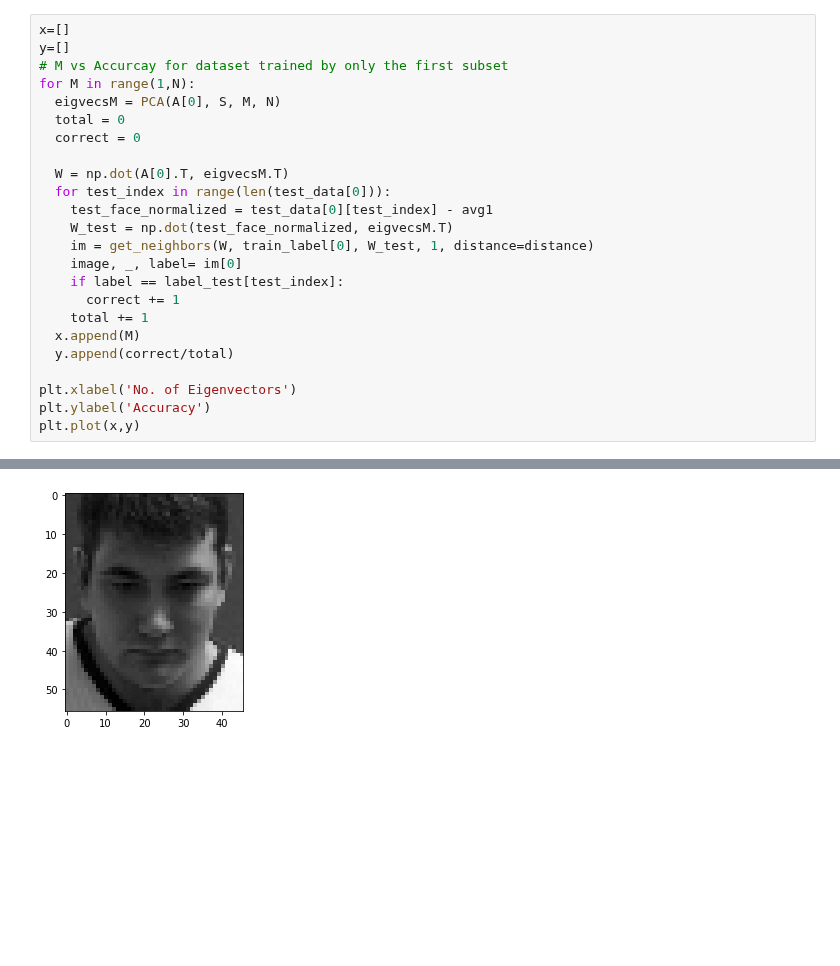
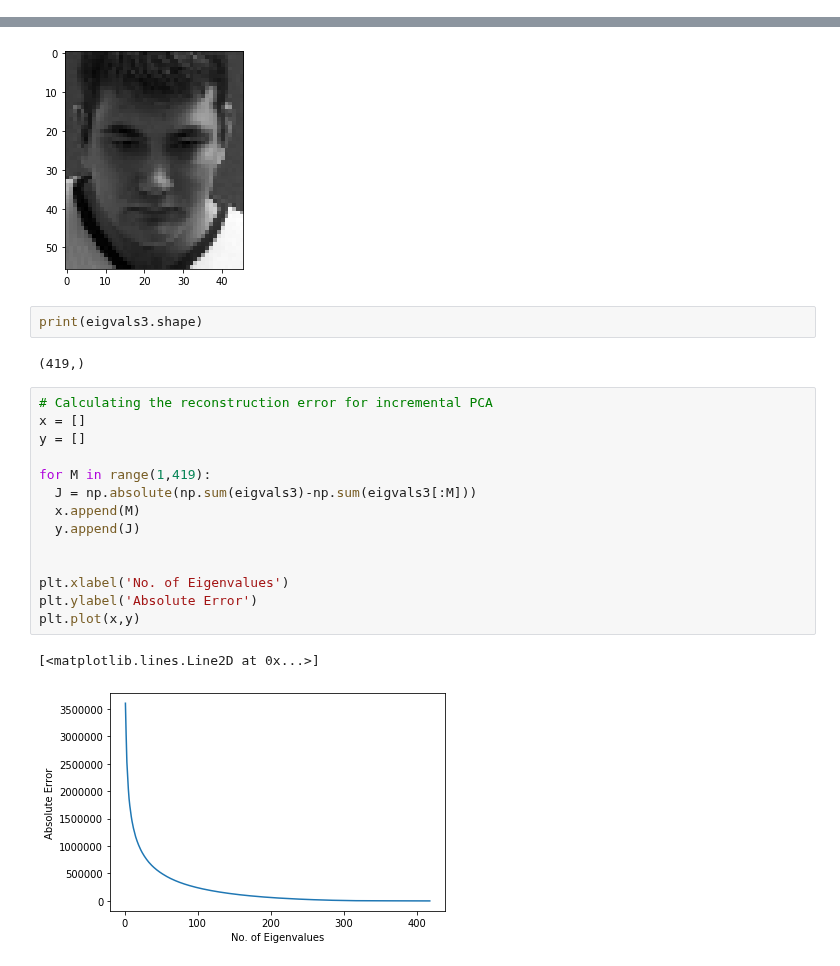
Before and after one commit to pedromonteiro18/Pattern_Recognition, a Jupyter notebook: Coursework.ipynb, the cells around one changed output, grey strips where cells are left out. Cells and saved outputs as stored; diff of their text form; blank space fills up the shorter version.

```diff
--- a/Coursework.ipynb
+++ b/Coursework.ipynb
@@ -309,24 +272,0 @@ label [21]
-# %%
-x=[]
-y=[]
-# M vs Accurcay for dataset trained by only the first subset
-for M in range(1,N):
-  eigvecsM = PCA(A[0], S, M, N)
-  total = 0
-  correct = 0
-
-  W = np.dot(A[0].T, eigvecsM.T)
-  for test_index in range(len(test_data[0])):
-    test_face_normalized = test_data[0][test_index] - avg1
-    W_test = np.dot(test_face_normalized, eigvecsM.T)
-    im = get_neighbors(W, train_label[0], W_test, 1, distance=distance)
-    image, _, label= im[0]
-    if label == label_test[test_index]:
-      correct += 1
-    total += 1
-  x.append(M)
-  y.append(correct/total)
-
-plt.xlabel('No. of Eigenvectors')
-plt.ylabel('Accuracy')
-plt.plot(x,y)
@@ -414,3 +351,24 @@ plt.imshow(reconstructed_face.T, cmap = 'gist_gray')
 # %% [output]
 <matplotlib.image.AxesImage at 0x...>
 [figure]
+# %%
+print(eigvals3.shape)
+# %% [output]
+(419,)
+# %%
+# Calculating the reconstruction error for incremental PCA
+x = []
+y = []
+
+for M in range(1,419):
+  J = np.absolute(np.sum(eigvals3)-np.sum(eigvals3[:M]))
+  x.append(M)
+  y.append(J)
+
+
+plt.xlabel('No. of Eigenvalues')
+plt.ylabel('Absolute Error')
+plt.plot(x,y)
+# %% [output]
+[<matplotlib.lines.Line2D at 0x...>]
+[figure, added]
```
Also changed, not shown: parts of 3 cells of this notebook.
